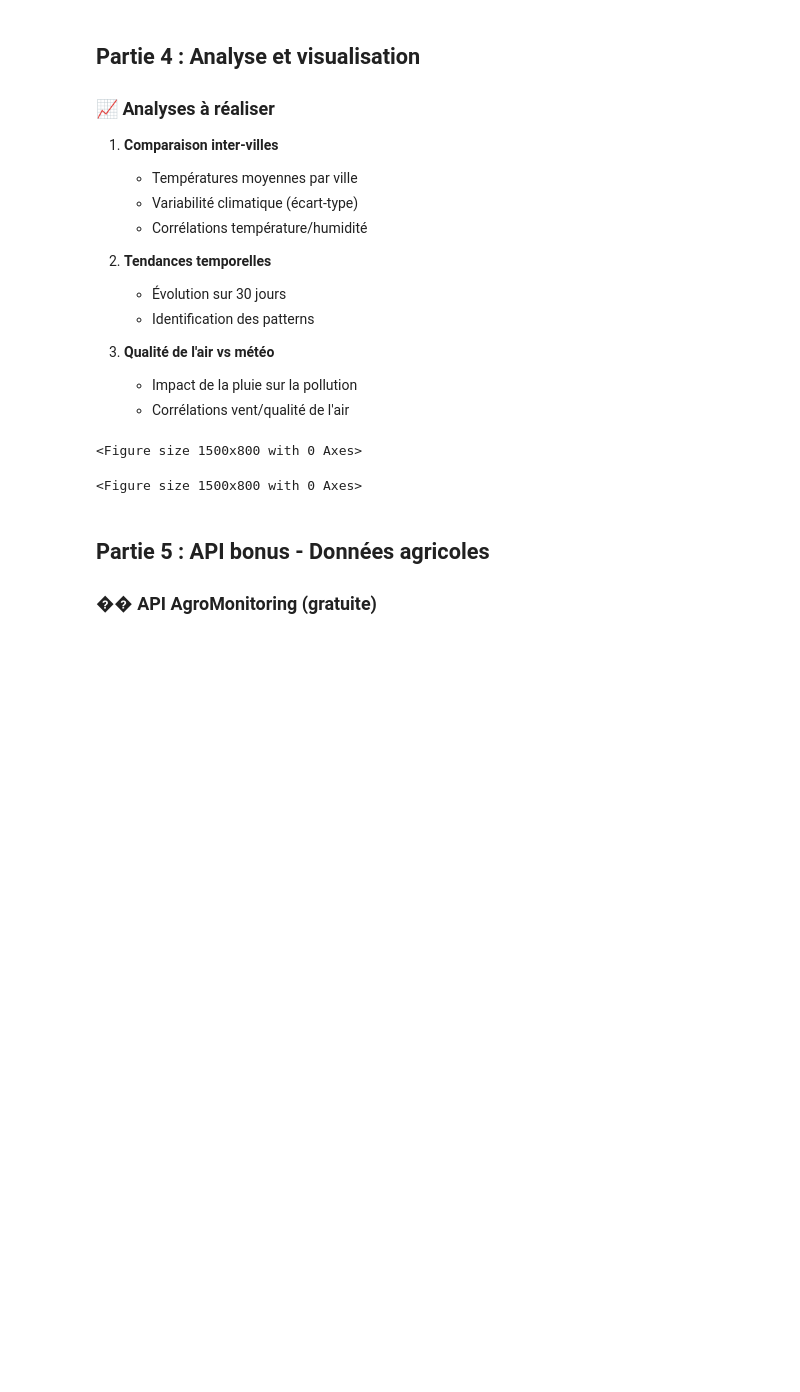
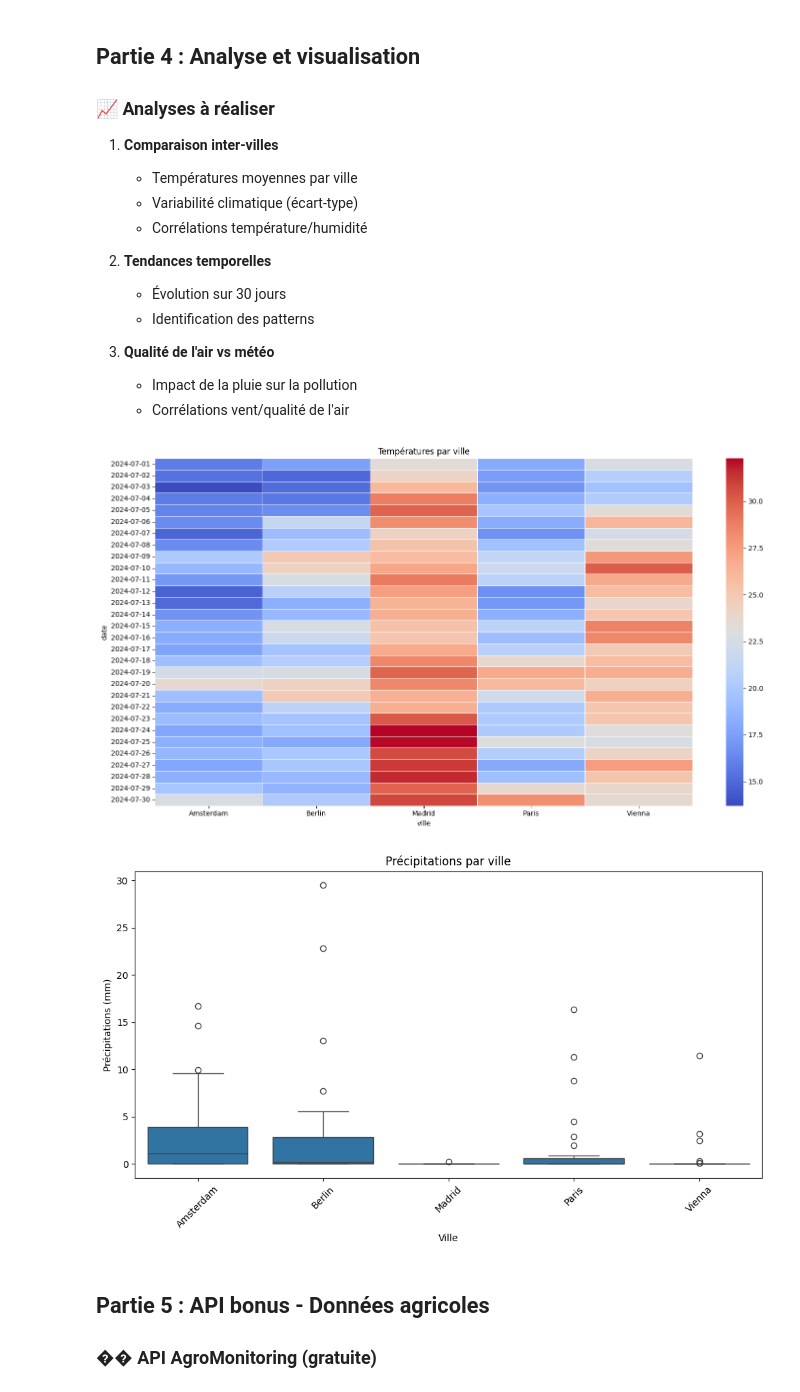
Before and after one commit to kirillsst/multi-tech-data-analysis, a Jupyter notebook: notebooks/Notebook_1_Fondamentaux_Python_pour_l_ia.ipynb, the cells around one changed output. Saved outputs shown, nothing was run; the diff lists cells and outputs as text; code cells hidden in the pictures; blank space fills up the shorter version.

```diff
--- a/notebooks/Notebook_1_Fondamentaux_Python_pour_l_ia.ipynb
+++ b/notebooks/Notebook_1_Fondamentaux_Python_pour_l_ia.ipynb
@@ -157,7 +157,7 @@ Alternative avec 1000 appels/jour gratuits : [visualcrossing.com](https://www.vi
 # %%
 # Configuration Visual Crossing
 load_dotenv() # charge les clés de .env dans les variables d'environnement
-VC_API_KEY = os.getenv("VISUAL_CROSSING_API")
+VC_API_KEY = os.getenv("VISUAL_CROSSING_APIS")
 VC_BASE_URL = "https://weather.visualcrossing.com/VisualCrossingWebServices/rest/services/timeline"
 
 def get_historical_weather(city, start_date, end_date, api_key):
@@ -176,7 +176,8 @@ def get_historical_weather(city, start_date, end_date, api_key):
     params = {
         'key': api_key,
         'include': 'days',
-        'elements': 'datetime,temp,humidity,precip,windspeed'
+        'elements': 'datetime,temp,humidity,precip,windspeed',
+        'unitGroup': 'metric' #Celsius
     }
 
     # Votre implémentation ici
@@ -358,20 +372,35 @@ df_with_air_qual = get_air_quality2(CITIES, df_final, API_KEY)
 # %%
 ### 💡 Visualisations guidées
 
 # 1. Heatmap des températures par ville et jour
 plt.figure(figsize=(15, 8))
 
 # Créez un pivot table : villes en colonnes, dates en lignes
 # Utilisez seaborn.heatmap()
-
+pivot_temp = df_final.pivot_table(index='date', columns='ville', values='temperature')
+sns.heatmap(pivot_temp, cmap='coolwarm', linewidths=0.5)
+plt.title("Températures par ville")
+plt.xlabel("ville")
+plt.ylabel("date")
+plt.tight_layout()
+plt.show()
 # 2. Boxplot comparatif des précipitations
 # Utilisez seaborn.boxplot()
+plt.figure(figsize=(10, 6))
+sns.boxplot(data=df_final, x='ville', y='precipitation')
+plt.title("Précipitations par ville")
+plt.xlabel("Ville")
+plt.ylabel("Précipitations (mm)")
+plt.xticks(rotation=45)
+plt.tight_layout()
+plt.show()
 
 # 3. Scatter plot qualité air vs température
 # Ajoutez une regression line avec seaborn.regplot()
+# sns.regplot()
 # %% [output]
-<Figure size 1500x800 with 0 Axes>
-<Figure size 1500x800 with 0 Axes>
+[figure, added]
+[figure, added]
 # %% [markdown]
 ## Partie 5 : API bonus - Données agricoles
 
```
Also changed, not shown: parts of 3 cells of this notebook.
